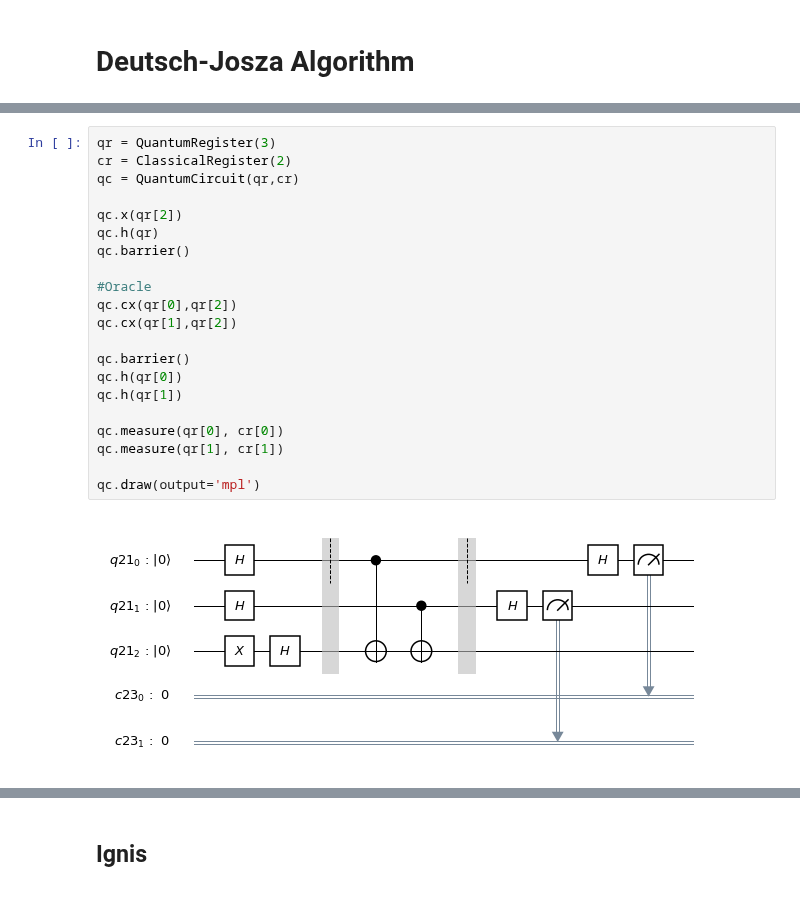
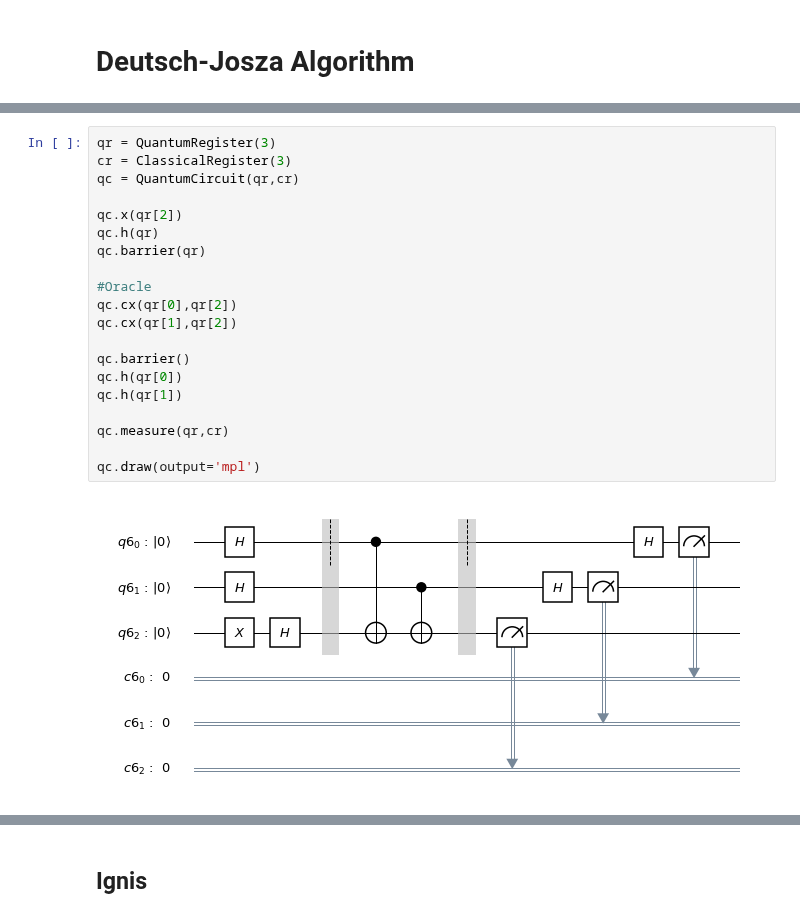
Before and after one commit to afonsofr/Qiskit_hands_on, a Jupyter notebook: basics.ipynb, the cells around one changed output, grey strips where cells are left out. Drawn from its saved outputs; the diff is of its cells as text.

```diff
--- a/basics.ipynb
+++ b/basics.ipynb
@@ -491,24 +491,23 @@ Generalizing for a function $f: \{0,1\}^n \rightarrow \{0,1\}$, a classical algo
 <img src="files/img/q_oraclen.png" alt="Note: In order for images to show up in this jupyter notebook you need to select File => Trusted Notebook" width="500 px" align="center">
 # %%
 qr = QuantumRegister(3)
-cr = ClassicalRegister(2)
+cr = ClassicalRegister(3)
 qc = QuantumCircuit(qr,cr)
 
 qc.x(qr[2])
 qc.h(qr)
-qc.barrier()
+qc.barrier(qr)
 
 #Oracle
 qc.cx(qr[0],qr[2])
 qc.cx(qr[1],qr[2])
 
 qc.barrier()
 qc.h(qr[0])
 qc.h(qr[1])
 
-qc.measure(qr[0], cr[0])
-qc.measure(qr[1], cr[1])
+qc.measure(qr,cr)
 
 qc.draw(output='mpl')
 # %% [output]
-[figure, old version]
+[figure, new version]
```
Also changed, not shown: parts of 12 cells of this notebook.
